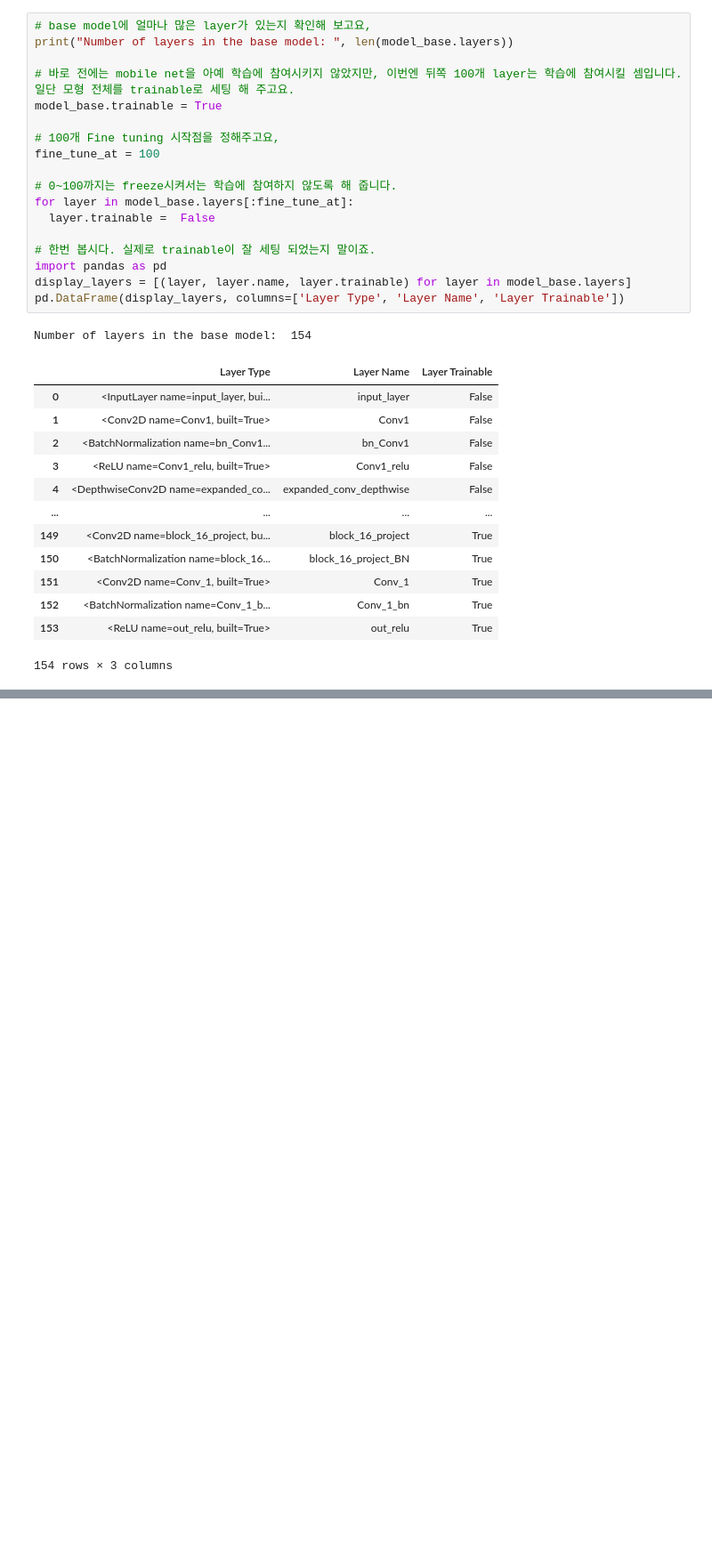
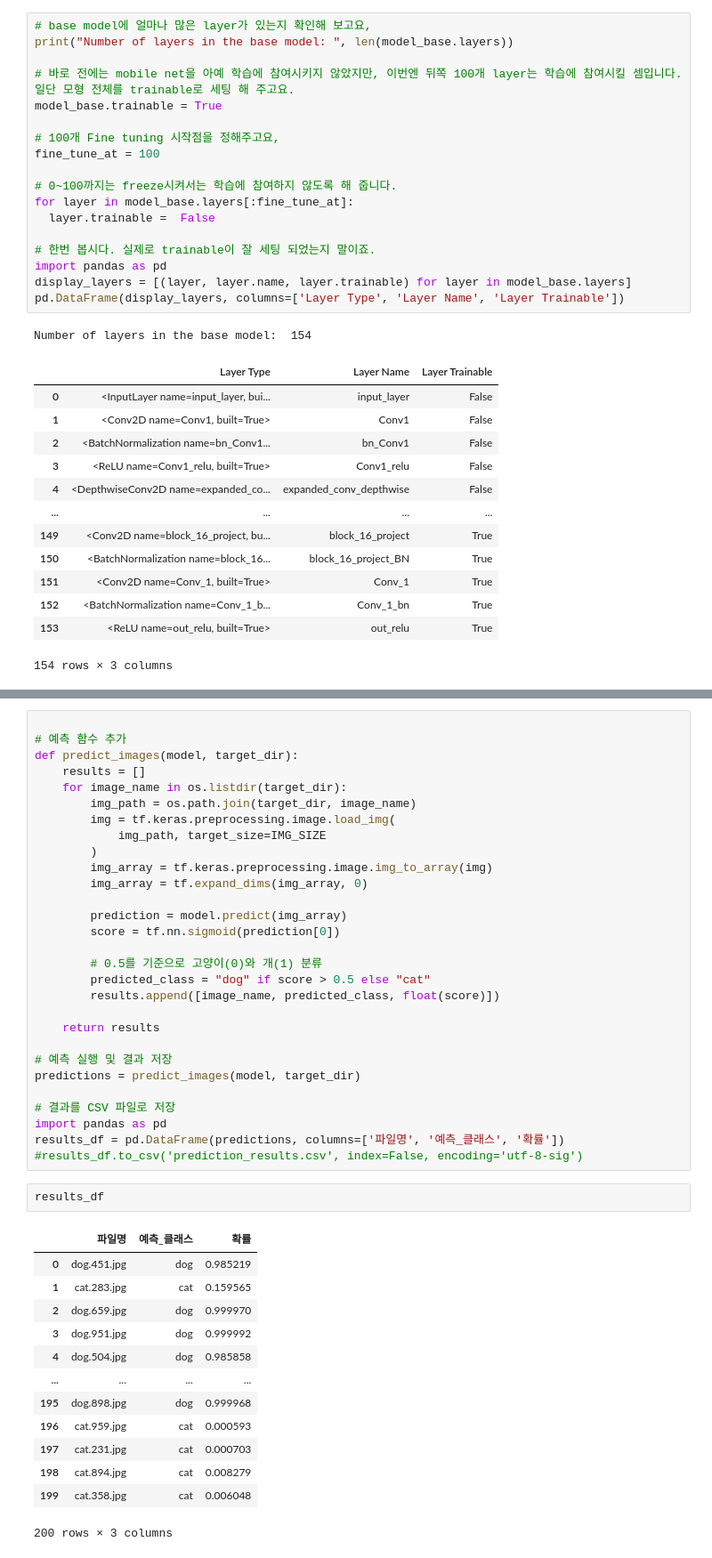
Before and after one commit to fano-kr/AI-Study, a Jupyter notebook: image/MobileNetV2-CatsAndDog-predict.ipynb, the cells around one changed output, grey strips where cells are left out. Shown at 89% size. Cells and saved outputs as stored; diff of their text form; blank space fills up the shorter version.

```diff
--- a/image/MobileNetV2-CatsAndDog-predict.ipynb
+++ b/image/MobileNetV2-CatsAndDog-predict.ipynb
@@ -227,0 +220,45 @@ Epoch 20/20
+# %%
+
+# 예측 함수 추가
+def predict_images(model, target_dir):
+    results = []
+    for image_name in os.listdir(target_dir):
+        img_path = os.path.join(target_dir, image_name)
+        img = tf.keras.preprocessing.image.load_img(
+            img_path, target_size=IMG_SIZE
+        )
+        img_array = tf.keras.preprocessing.image.img_to_array(img)
+        img_array = tf.expand_dims(img_array, 0)
+
+        prediction = model.predict(img_array)
+        score = tf.nn.sigmoid(prediction[0])
+
+        # 0.5를 기준으로 고양이(0)와 개(1) 분류
+        predicted_class = "dog" if score > 0.5 else "cat"
+        results.append([image_name, predicted_class, float(score)])
+
+    return results
+
+# 예측 실행 및 결과 저장
+predictions = predict_images(model, target_dir)
+
+# 결과를 CSV 파일로 저장
+import pandas as pd
+results_df = pd.DataFrame(predictions, columns=['파일명', '예측_클래스', '확률'])
+#results_df.to_csv('prediction_results.csv', index=False, encoding='utf-8-sig')
+# %%
+results_df
+# %% [output]
+|  | 파일명 | 예측_클래스 | 확률 |
+| 0 | dog.451.jpg | dog | 0.985219 |
+| 1 | cat.283.jpg | cat | 0.159565 |
+| 2 | dog.659.jpg | dog | 0.999970 |
+| 3 | dog.951.jpg | dog | 0.999992 |
+| 4 | dog.504.jpg | dog | 0.985858 |
+| ... | ... | ... | ... |
+| 195 | dog.898.jpg | dog | 0.999968 |
+| 196 | cat.959.jpg | cat | 0.000593 |
+| 197 | cat.231.jpg | cat | 0.000703 |
+| 198 | cat.894.jpg | cat | 0.008279 |
+| 199 | cat.358.jpg | cat | 0.006048 |
+200 rows × 3 columns
```
Also changed, not shown: parts of 7 cells of this notebook.
